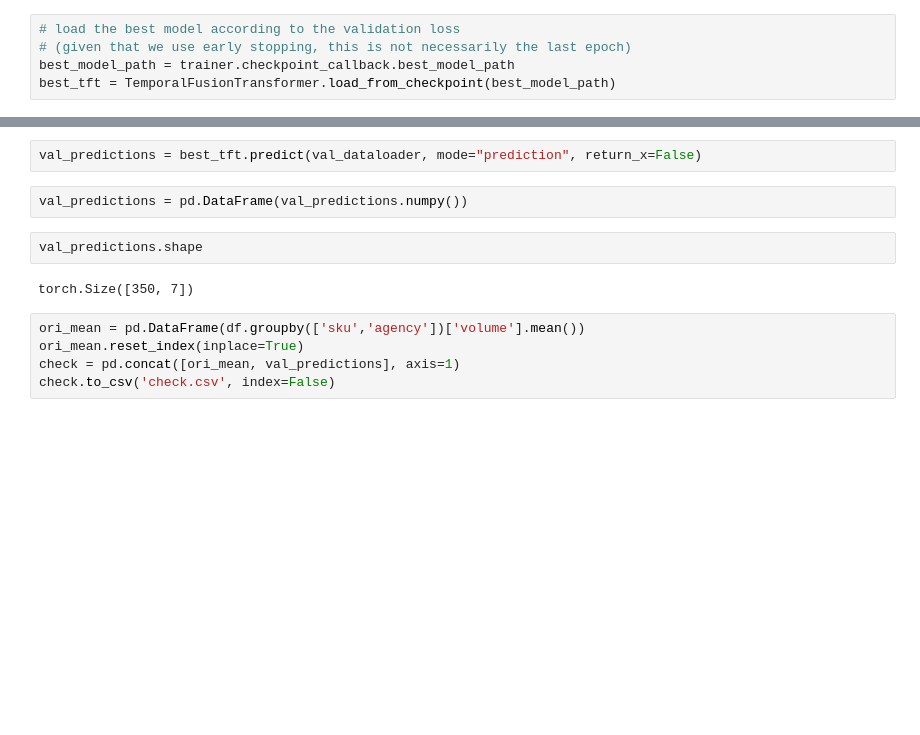
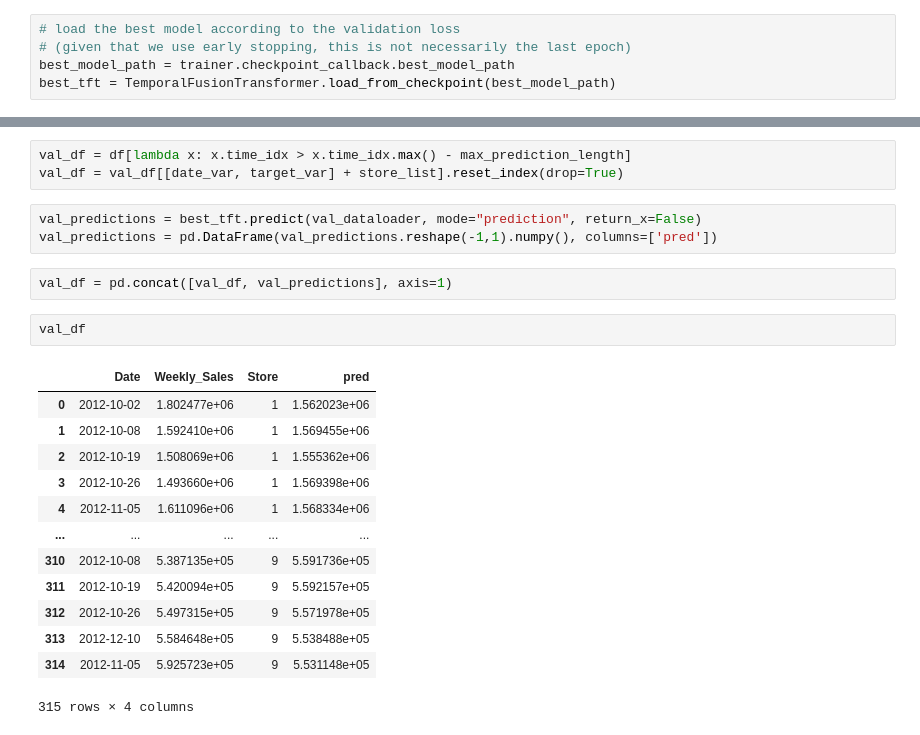
Before and after one commit to semi-zero/conf_forecast, a Jupyter notebook: tft_practice.ipynb, the cells around one changed output, grey strips where cells are left out. Saved outputs shown, nothing was run; the diff lists cells and outputs as text; blank space fills up the shorter version.

```diff
--- a/tft_practice.ipynb
+++ b/tft_practice.ipynb
@@ -317,13 +289,24 @@ for idx in range(1):  # plot 10 examples
+# %%
+val_df = df[lambda x: x.time_idx > x.time_idx.max() - max_prediction_length]
+val_df = val_df[[date_var, target_var] + store_list].reset_index(drop=True)
 # %%
 val_predictions = best_tft.predict(val_dataloader, mode="prediction", return_x=False)
+val_predictions = pd.DataFrame(val_predictions.reshape(-1,1).numpy(), columns=['pred'])
-# %%
-val_predictions = pd.DataFrame(val_predictions.numpy())
 # %%
-val_predictions.shape
+val_df = pd.concat([val_df, val_predictions], axis=1)
-# %% [output]
-torch.Size([350, 7])
-# %%
-ori_mean = pd.DataFrame(df.groupby(['sku','agency'])['volume'].mean())
-ori_mean.reset_index(inplace=True)
-check = pd.concat([ori_mean, val_predictions], axis=1)
-check.to_csv('check.csv', index=False)
+# %%
+val_df
+# %% [output]
+|  | Date | Weekly_Sales | Store | pred |
+| 0 | 2012-10-02 | 1.802477e+06 | 1 | 1.562023e+06 |
+| 1 | 2012-10-08 | 1.592410e+06 | 1 | 1.569455e+06 |
+| 2 | 2012-10-19 | 1.508069e+06 | 1 | 1.555362e+06 |
+| 3 | 2012-10-26 | 1.493660e+06 | 1 | 1.569398e+06 |
+| 4 | 2012-11-05 | 1.611096e+06 | 1 | 1.568334e+06 |
+| ... | ... | ... | ... | ... |
+| 310 | 2012-10-08 | 5.387135e+05 | 9 | 5.591736e+05 |
+| 311 | 2012-10-19 | 5.420094e+05 | 9 | 5.592157e+05 |
+| 312 | 2012-10-26 | 5.497315e+05 | 9 | 5.571978e+05 |
+| 313 | 2012-12-10 | 5.584648e+05 | 9 | 5.538488e+05 |
+| 314 | 2012-11-05 | 5.925723e+05 | 9 | 5.531148e+05 |
+315 rows × 4 columns
```
Also changed, not shown: parts of 25 cells of this notebook, 29 other files.
